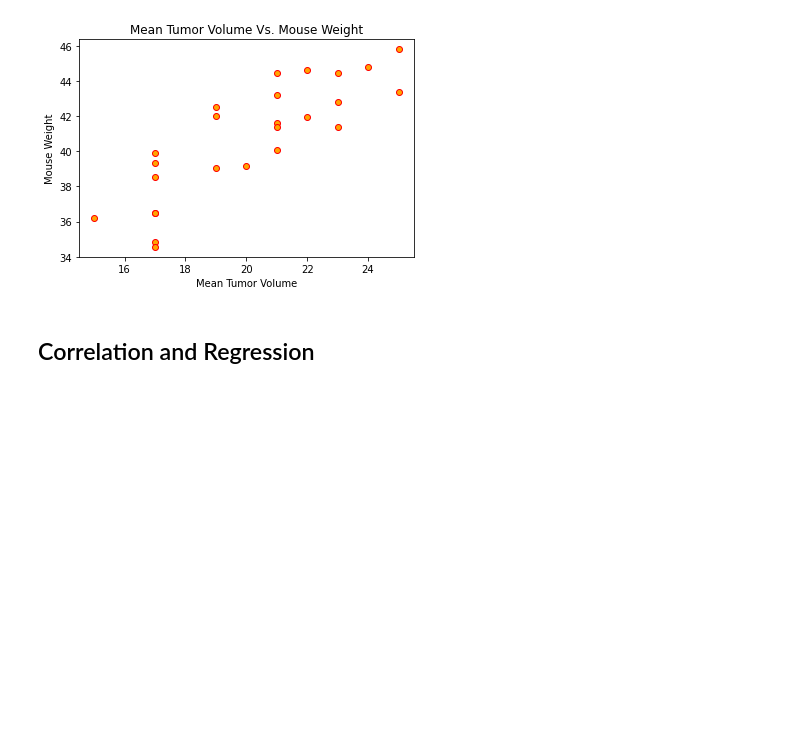
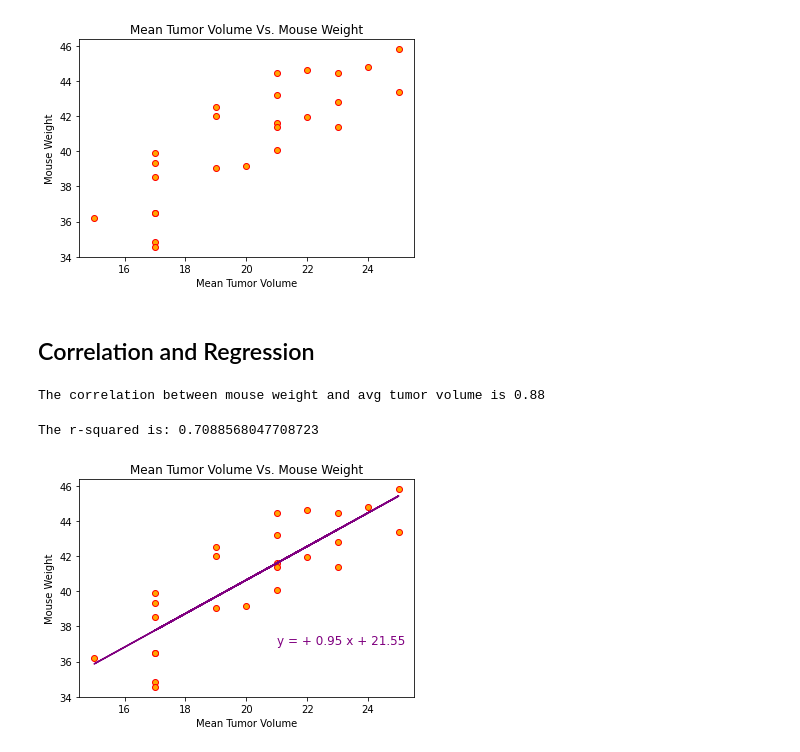
Before and after one commit to ColeJal/The-Power-of-Plots-Challenge-5, a Jupyter notebook: Homework/Instructions/Pymaceuticals/pymaceuticals_starter.ipynb, the cells around one changed output. Saved outputs shown, nothing was run; the diff lists cells and outputs as text; code cells hidden in the pictures; blank space fills up the shorter version.

```diff
--- a/Homework/Instructions/Pymaceuticals/pymaceuticals_starter.ipynb
+++ b/Homework/Instructions/Pymaceuticals/pymaceuticals_starter.ipynb
@@ -437,5 +438,34 @@ Text(0, 0.5, 'Mouse Weight')
 # %% [markdown]
 ## Correlation and Regression
 # %%
-# Calculate the correlation coefficient and linear regression model
+# Calculate the correlation coefficient
 # for mouse weight and average tumor volume for the Capomulin regimen
+
+mouse_weight = Capomulin_merged_df.iloc[:,5]
+mean_tu_vol = Capomulin_merged_df.iloc[:,6]
+correlation = st.pearsonr(mouse_weight,mean_tu_vol)
+print(f"The correlation between mouse weight and avg tumor volume is {round(correlation[0],2)}")
+# %% [output]
+The correlation between mouse weight and avg tumor volume is 0.88
+# %%
+#linear regression model
+# for mouse weight and average tumor volume for the Capomulin regimen
+x_values = mean_capomulin_tu["Weight (g)"]
+y_values = mean_capomulin_tu["Tumor Volume (mm3)"]
+
+(slope, intercept, rvalue, pvalue, stderr)= linregress(mean_capomulin_tu["Weight (g)"], mean_capomulin_tu["Tumor Volume (mm3)"])
+regress_values = mean_capomulin_tu["Weight (g)"]* slope + intercept
+
+line_eq = f"y = + {round(slope,2)} x + {round(intercept, 2)}"
+
+plt.scatter(mean_capomulin_tu["Weight (g)"],mean_capomulin_tu["Tumor Volume (mm3)"], facecolors="Orange", edgecolors="Red")
+plt.plot(x_values, regress_values,color = "purple")
+plt.annotate(line_eq, (21,37), fontsize = 12, color="purple")
+plt.title("Mean Tumor Volume Vs. Mouse Weight")
+plt.xlabel("Mean Tumor Volume")
+plt.ylabel("Mouse Weight")
+print(f"The r-squared is: {rvalue**2}")
+plt.show()
+# %% [output]
+The r-squared is: 0.7088568047708723
+[figure, added]
```
Also changed, not shown: parts of 2 cells of this notebook.
